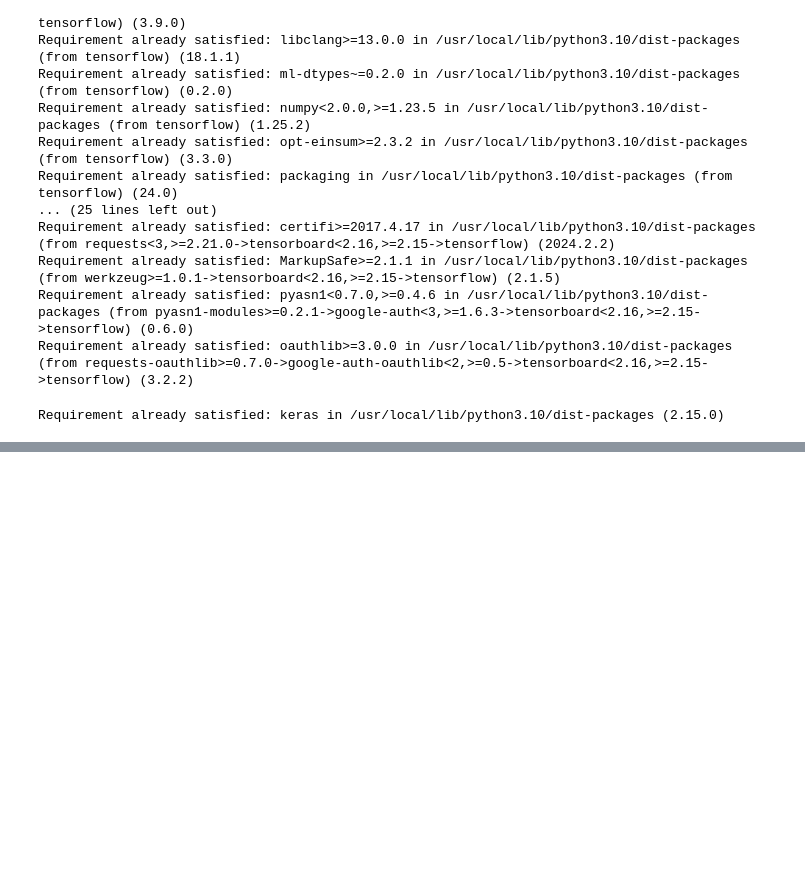
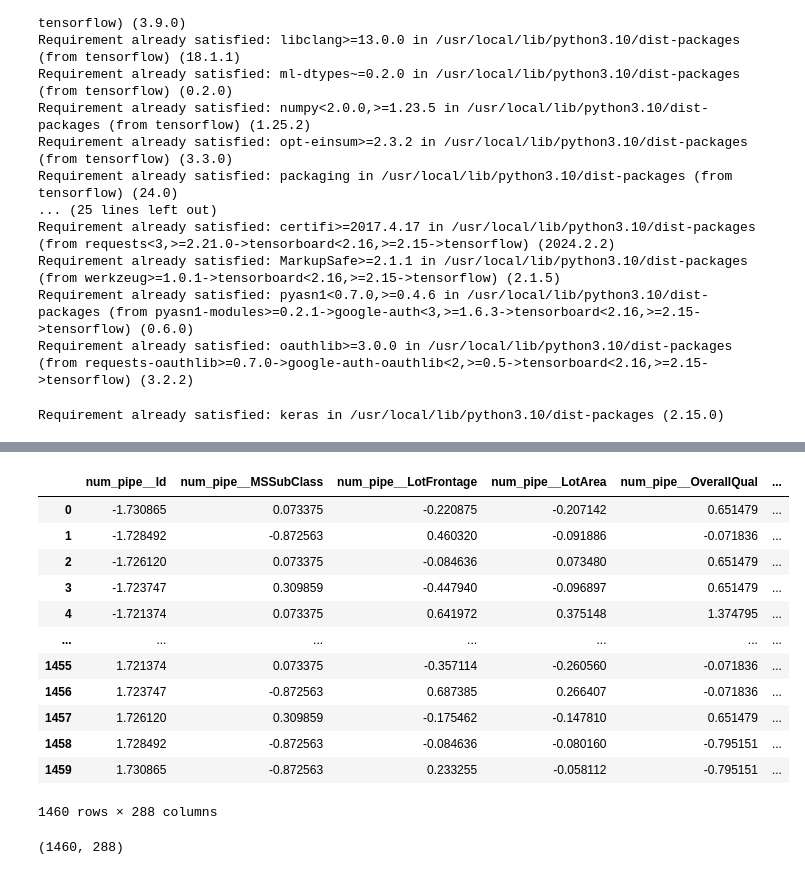
Before and after one commit to playbase/ETL_Hive_Assignments, a Jupyter notebook: DL_with_Regression_18_May_24.ipynb, the cells around one changed output, grey strips where cells are left out. Cells and saved outputs as stored; diff of their text form; code cells hidden in the pictures; blank space fills up the shorter version.

```diff
--- a/DL_with_Regression_18_May_24.ipynb
+++ b/DL_with_Regression_18_May_24.ipynb
@@ -28,0 +99,3 @@ import pandas as pd
+# %%
+x=df.drop(['SalePrice'],axis=1)
+y=df['SalePrice']
@@ -28,0 +109,9 @@ import pandas as pd
+# %%
+cat=[]
+con=[]
+
+for i in x.columns:
+    if x[i].dtypes=='object':
+        cat.append(i)
+    else:
+        con.append(i)
@@ -28,0 +158,5 @@ import pandas as pd
+# %%
+num_pipe=Pipeline(steps=[('impute',SimpleImputer(strategy='median')),('scalar',StandardScaler())])
+cat_pipe=Pipeline(steps=[('impute',SimpleImputer(strategy='most_frequent')),('encode',OneHotEncoder())])
+# %%
+pre=ColumnTransformer([('num_pipe',num_pipe,con),('cat_pipe',cat_pipe,cat)])
@@ -28,0 +186,21 @@ import pandas as pd
+# %%
+x1=pd.DataFrame(pre.fit_transform(x).toarray(),columns=pre.get_feature_names_out())
+x1
+# %% [output]
+|  | num_pipe__Id | num_pipe__MSSubClass | num_pipe__LotFrontage | num_pipe__LotArea | num_pipe__OverallQual | ... |
+| 0 | -1.730865 | 0.073375 | -0.220875 | -0.207142 | 0.651479 | ... |
+| 1 | -1.728492 | -0.872563 | 0.460320 | -0.091886 | -0.071836 | ... |
+| 2 | -1.726120 | 0.073375 | -0.084636 | 0.073480 | 0.651479 | ... |
+| 3 | -1.723747 | 0.309859 | -0.447940 | -0.096897 | 0.651479 | ... |
+| 4 | -1.721374 | 0.073375 | 0.641972 | 0.375148 | 1.374795 | ... |
+| ... | ... | ... | ... | ... | ... | ... |
+| 1455 | 1.721374 | 0.073375 | -0.357114 | -0.260560 | -0.071836 | ... |
+| 1456 | 1.723747 | -0.872563 | 0.687385 | 0.266407 | -0.071836 | ... |
+| 1457 | 1.726120 | 0.309859 | -0.175462 | -0.147810 | 0.651479 | ... |
+| 1458 | 1.728492 | -0.872563 | -0.084636 | -0.080160 | -0.795151 | ... |
+| 1459 | 1.730865 | -0.872563 | 0.233255 | -0.058112 | -0.795151 | ... |
+1460 rows × 288 columns
+# %%
+x1.shape
+# %% [output]
+(1460, 288)
```
Also changed, not shown: parts of 11 cells of this notebook.
